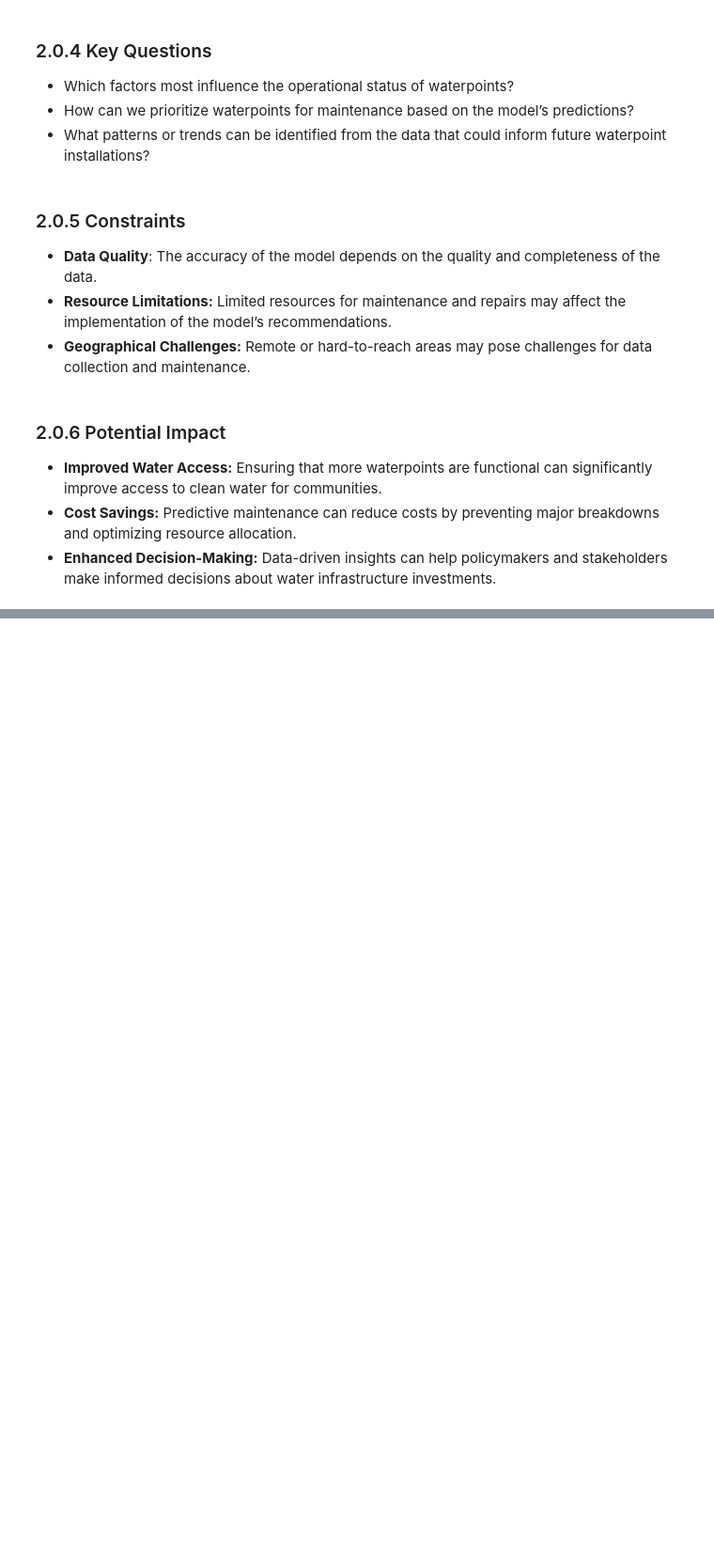
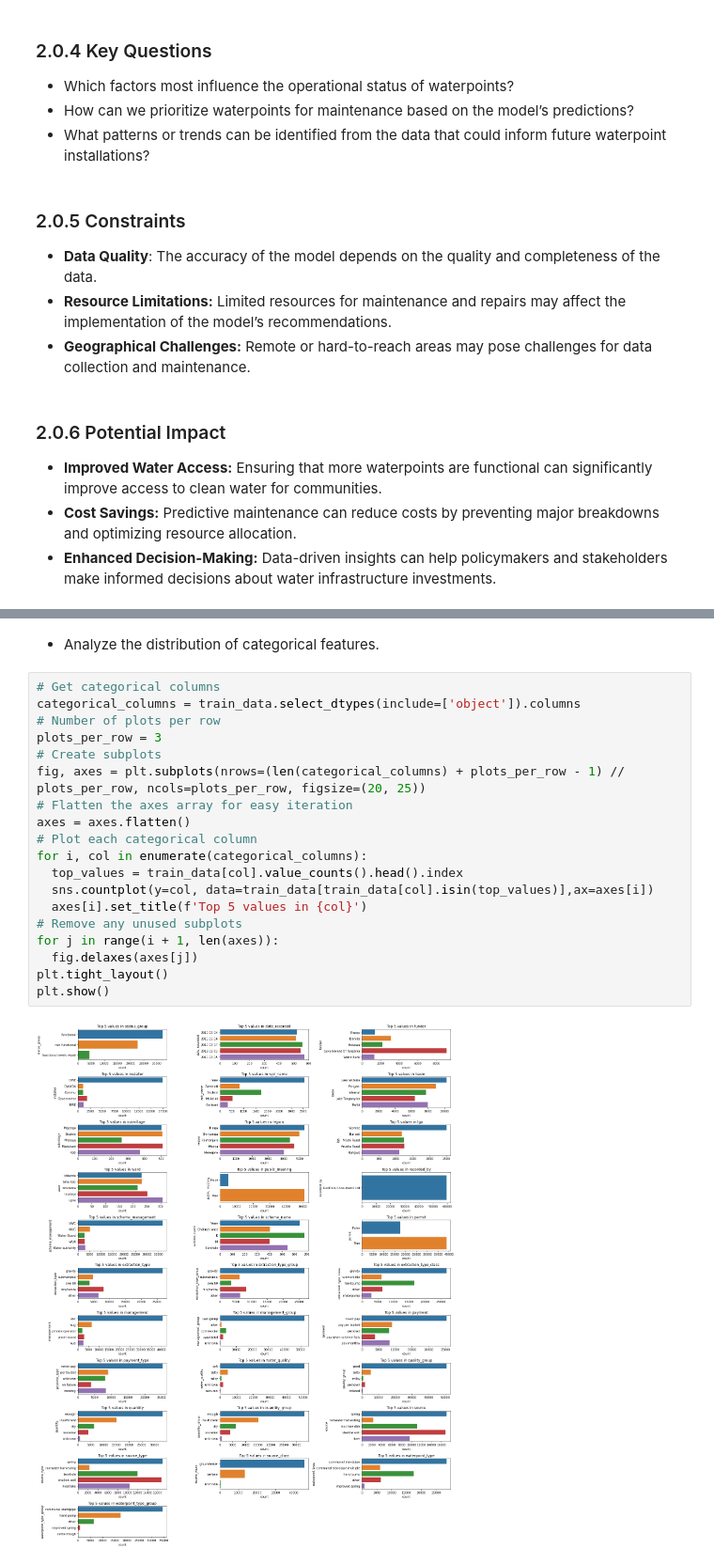
Before and after one commit to OchiengGideon/Phase-3-Project, a Jupyter notebook: index.ipynb, the cells around one changed output, grey strips where cells are left out. Shown at 94% size. Drawn from its saved outputs; the diff is of its cells as text; blank space fills up the shorter version.

```diff
--- a/index.ipynb
+++ b/index.ipynb
@@ -37,0 +328,23 @@ make informed decisions about water infrastructure investments.
+# %% [markdown]
+- Analyze the distribution of categorical features.
+# %%
+# Get categorical columns
+categorical_columns = train_data.select_dtypes(include=['object']).columns
+# Number of plots per row
+plots_per_row = 3
+# Create subplots
+fig, axes = plt.subplots(nrows=(len(categorical_columns) + plots_per_row - 1) // plots_per_row, ncols=plots_per_row, figsize=(20, 25))
+# Flatten the axes array for easy iteration
+axes = axes.flatten()
+# Plot each categorical column
+for i, col in enumerate(categorical_columns):
+  top_values = train_data[col].value_counts().head().index
+  sns.countplot(y=col, data=train_data[train_data[col].isin(top_values)],ax=axes[i])
+  axes[i].set_title(f'Top 5 values in {col}')
+# Remove any unused subplots
+for j in range(i + 1, len(axes)):
+  fig.delaxes(axes[j])
+plt.tight_layout()
+plt.show()
+# %% [output]
+[figure, added]
```
Also changed, not shown: parts of 41 cells of this notebook.
